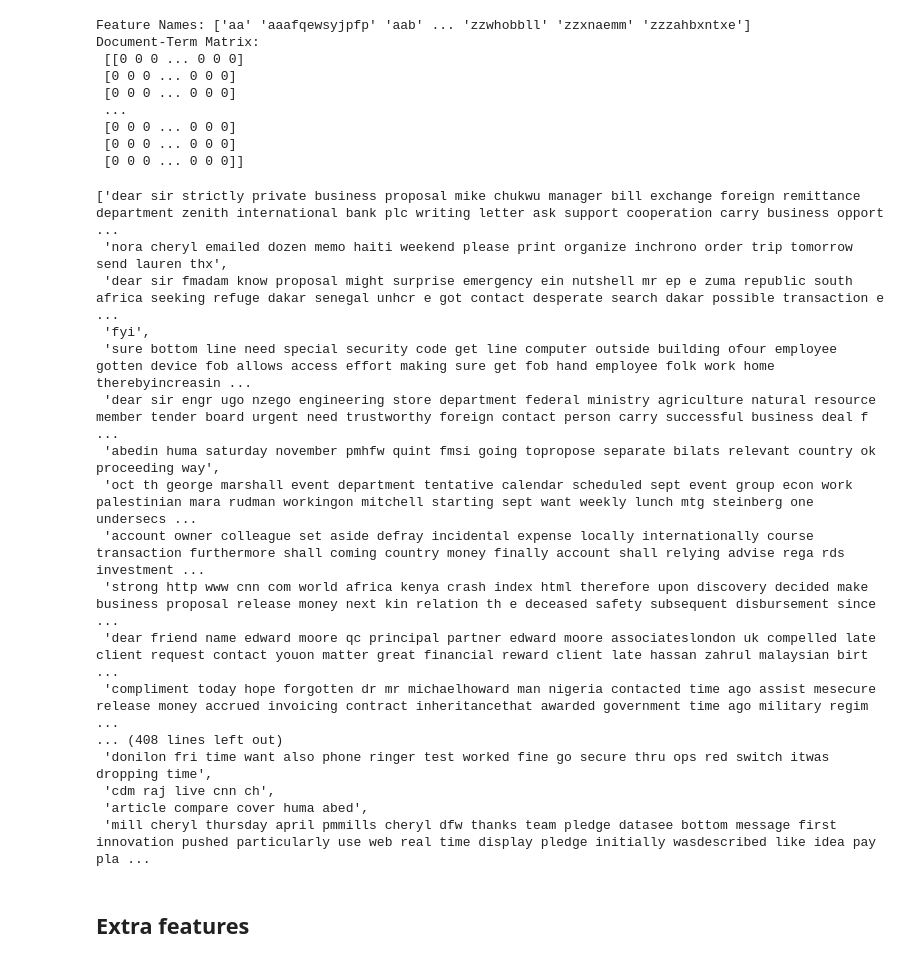
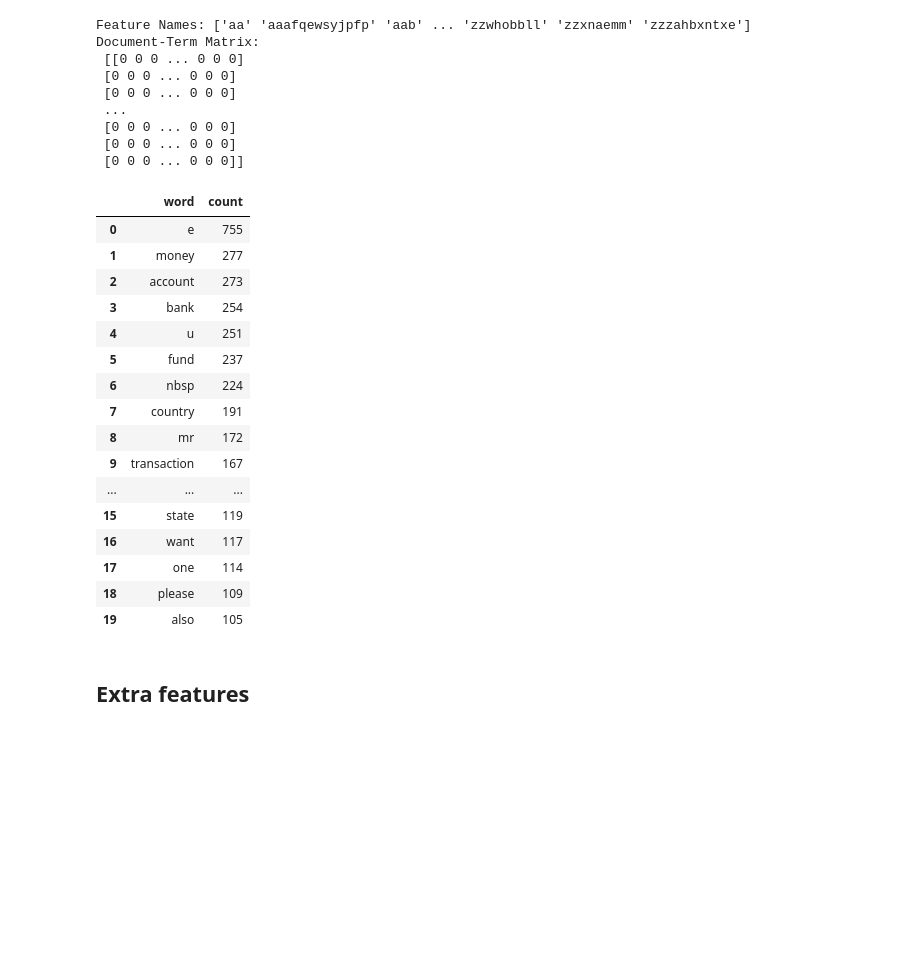
Before and after one commit to ironhack-labs/lab-natural-language-processing, a Jupyter notebook: your-code/main.ipynb, the cells around one changed output. Drawn from its saved outputs; the diff is of its cells as text; code cells hidden in the pictures; blank space fills up the shorter version.

```diff
--- a/your-code/main.ipynb
+++ b/your-code/main.ipynb
@@ -223,25 +226,49 @@ Document-Term Matrix:
  [0 0 0 ... 0 0 0]
  [0 0 0 ... 0 0 0]
  [0 0 0 ... 0 0 0]]
-# %%
-preprocessed_text
-# %% [output]
-['dear sir strictly private business proposal mike chukwu manager bill exchange foreign remittance department zenith international bank plc writing letter ask support cooperation carry business opport ...
- 'nora cheryl emailed dozen memo haiti weekend please print organize inchrono order trip tomorrow send lauren thx',
- 'dear sir fmadam know proposal might surprise emergency ein nutshell mr ep e zuma republic south africa seeking refuge dakar senegal unhcr e got contact desperate search dakar possible transaction e  ...
- 'fyi',
- 'sure bottom line need special security code get line computer outside building ofour employee gotten device fob allows access effort making sure get fob hand employee folk work home therebyincreasin ...
- 'dear sir engr ugo nzego engineering store department federal ministry agriculture natural resource member tender board urgent need trustworthy foreign contact person carry successful business deal f ...
- 'abedin huma saturday november pmhfw quint fmsi going topropose separate bilats relevant country ok proceeding way',
- 'oct th george marshall event department tentative calendar scheduled sept event group econ work palestinian mara rudman workingon mitchell starting sept want weekly lunch mtg steinberg one undersecs ...
- 'account owner colleague set aside defray incidental expense locally internationally course transaction furthermore shall coming country money finally account shall relying advise rega rds investment ...
- 'strong http www cnn com world africa kenya crash index html therefore upon discovery decided make business proposal release money next kin relation th e deceased safety subsequent disbursement since ...
- 'dear friend name edward moore qc principal partner edward moore associateslondon uk compelled late client request contact youon matter great financial reward client late hassan zahrul malaysian birt ...
- 'compliment today hope forgotten dr mr michaelhoward man nigeria contacted time ago assist mesecure release money accrued invoicing contract inheritancethat awarded government time ago military regim ...
-... (408 lines left out)
- 'donilon fri time want also phone ringer test worked fine go secure thru ops red switch itwas dropping time',
- 'cdm raj live cnn ch',
- 'article compare cover huma abed',
- 'mill cheryl thursday april pmmills cheryl dfw thanks team pledge datasee bottom message first innovation pushed particularly use web real time display pledge initially wasdescribed like idea pay pla ...
+# %%
+from collections import Counter
+
+data_ham  = train[train['label'] == 0].copy()
+data_spam = train[train['label'] == 1].copy()\
+
+words_data_ham  = data_ham['preprocessed_text']
+words_data_spam = data_spam['preprocessed_text']
+
+list_ham_words = []
+for sublist in words_data_ham:
+    for item in sublist.split():
+        list_ham_words.append(item)
+
+list_spam_words = []
+for sublist in words_data_spam:
+    for item in sublist.split():
+        list_spam_words.append(item)
+
+c_ham  = Counter(list_ham_words)
+c_spam = Counter(list_spam_words)
+
+df_hamwords_top10  = pd.DataFrame(c_ham.most_common(10),  columns=['word', 'count'])
+df_spamwords_top10 = pd.DataFrame(c_spam.most_common(20), columns=['word', 'count'])
+
+df_spamwords_top10
+# %% [output]
+|  | word | count |
+| 0 | e | 755 |
+| 1 | money | 277 |
+| 2 | account | 273 |
+| 3 | bank | 254 |
+| 4 | u | 251 |
+| 5 | fund | 237 |
+| 6 | nbsp | 224 |
+| 7 | country | 191 |
+| 8 | mr | 172 |
+| 9 | transaction | 167 |
+| ... | ... | ... |
+| 15 | state | 119 |
+| 16 | want | 117 |
+| 17 | one | 114 |
+| 18 | please | 109 |
+| 19 | also | 105 |
 # %% [markdown]
 ## Extra features
```
Also changed, not shown: parts of 10 cells of this notebook.
